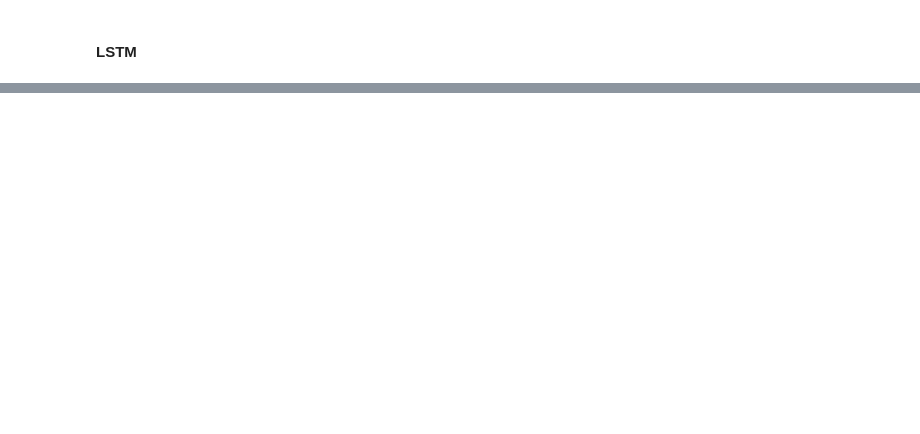
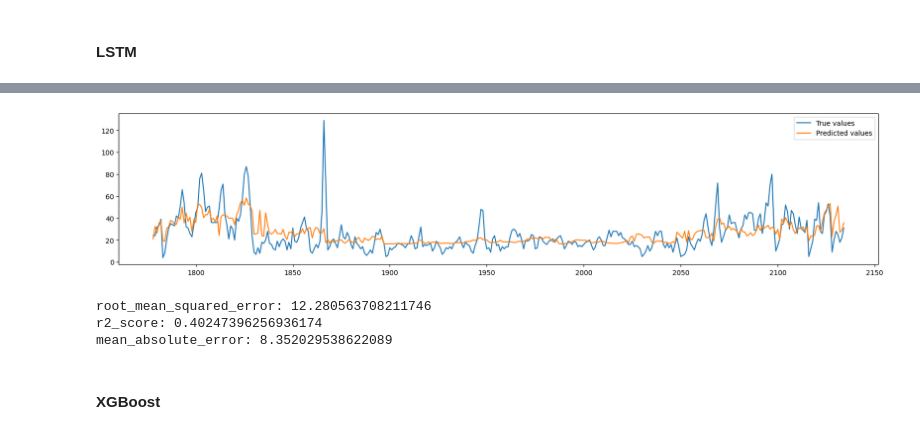
Before and after one commit to davidesonno/AII-project, a Jupyter notebook: 5-model-selection.ipynb, the cells around one changed output, grey strips where cells are left out. Cells and saved outputs as stored; diff of their text form; code cells hidden in the pictures; blank space fills up the shorter version.

```diff
--- a/5-model-selection.ipynb
+++ b/5-model-selection.ipynb
@@ -330,0 +222,23 @@ plt.show()
+# %%
+def build_ffnn(in_shape,
+               optimizer='adam',
+               loss='mse'):
+    model = Sequential([
+        Dense(1024, activation='relu', input_shape=(in_shape,)),
+        Dropout(0.2),
+        Dense(512, activation='relu'),
+        Dropout(0.2),
+        Dense(256, activation='relu'),
+        Dropout(0.2),
+        Dense(128, activation='relu'),
+        Dense(1)
+    ])
+    model.compile(optimizer=optimizer, loss=loss)
+
+    return model
+
+in_shape = len(co_x_train.columns)
+# %%
+co_ffnn = build_ffnn(in_shape, optimizer=Adam(learning_rate=1e-2),loss='mean_absolute_error')
+# print(co_ffnn.summary())
+co_ffnn.fit(co_x_train, co_y_train, epochs=10, batch_size=32)
@@ -330,0 +267,3 @@ plt.show()
+# %%
+co_y_pred_ffnn = co_ffnn.predict(co_x_test)
+co_y_pred_df_ffnn = pd.DataFrame(co_y_pred_ffnn, index=co_y_test.index) # serve perchè le predizioni partono da zero, ma y_test ha ancora gli indici giusti
@@ -330,0 +272,16 @@ plt.show()
+# %%
+plt.figure(figsize=(20,4))
+plt.plot(co_y_test, label='True values')
+plt.plot(co_y_pred_df_ffnn, label='Predicted values')
+plt.legend()
+plt.show()
+for m in metrics:
+    score = m(co_y_test,co_y_pred_df_ffnn)
+    print(f'{m.__name__}: {score}')
+# %% [output]
+[figure, added]
+root_mean_squared_error: 12.280563708211746
+r2_score: 0.40247396256936174
+mean_absolute_error: 8.352029538622089
+# %% [markdown]
+#### **XGBoost**
```
Also changed, not shown: parts of 49 cells of this notebook, 5 other files.
